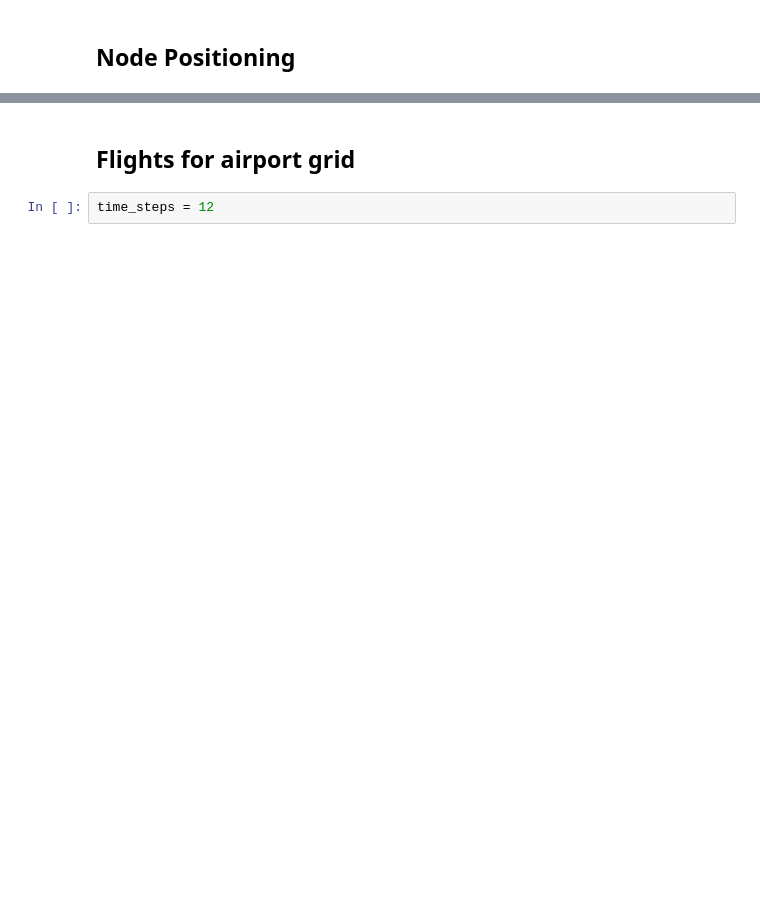
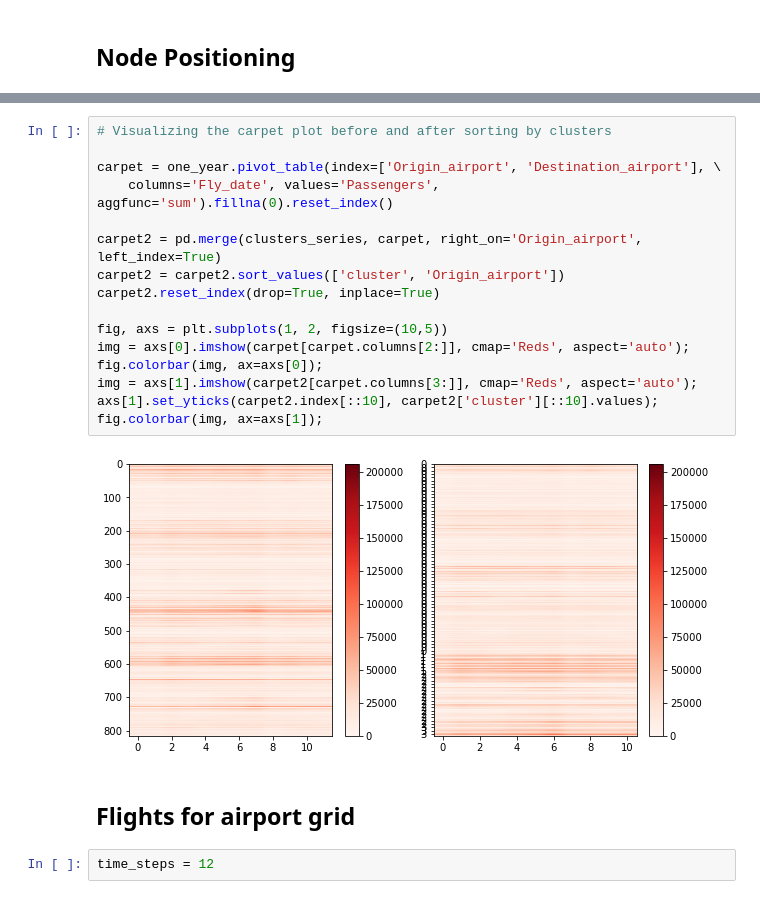
Before and after one commit to moultriedanger/visualizing_dynamic_graphs, a Jupyter notebook: src/hierarchical_edge_bundling/HEB_Preprocessing.ipynb, the cells around one changed output, grey strips where cells are left out. Saved outputs shown, nothing was run; the diff lists cells and outputs as text; blank space fills up the shorter version.

```diff
--- a/src/hierarchical_edge_bundling/HEB_Preprocessing.ipynb
+++ b/src/hierarchical_edge_bundling/HEB_Preprocessing.ipynb
@@ -109,3 +92,21 @@ big_airports
+# %%
+# Visualizing the carpet plot before and after sorting by clusters
+
+carpet = one_year.pivot_table(index=['Origin_airport', 'Destination_airport'], \
+    columns='Fly_date', values='Passengers', aggfunc='sum').fillna(0).reset_index()
+
+carpet2 = pd.merge(clusters_series, carpet, right_on='Origin_airport', left_index=True)
+carpet2 = carpet2.sort_values(['cluster', 'Origin_airport'])
+carpet2.reset_index(drop=True, inplace=True)
+
+fig, axs = plt.subplots(1, 2, figsize=(10,5))
+img = axs[0].imshow(carpet[carpet.columns[2:]], cmap='Reds', aspect='auto');
+fig.colorbar(img, ax=axs[0]);
+img = axs[1].imshow(carpet2[carpet.columns[3:]], cmap='Reds', aspect='auto');
+axs[1].set_yticks(carpet2.index[::10], carpet2['cluster'][::10].values);
+fig.colorbar(img, ax=axs[1]);
+# %% [output]
+[figure, added]
 # %% [markdown]
 ## Flights for airport grid
 # %%
```
Also changed, not shown: parts of 30 cells of this notebook, 3 other files.
